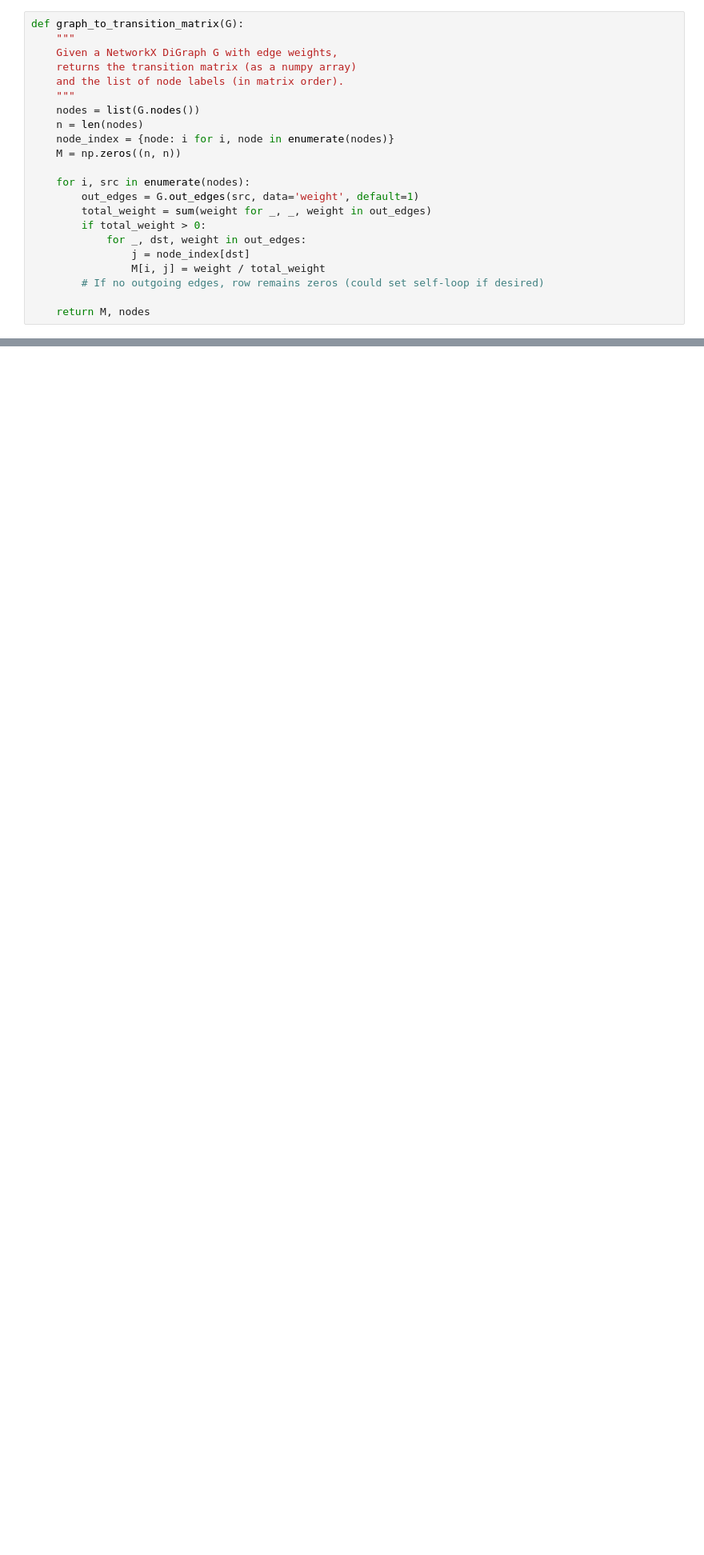
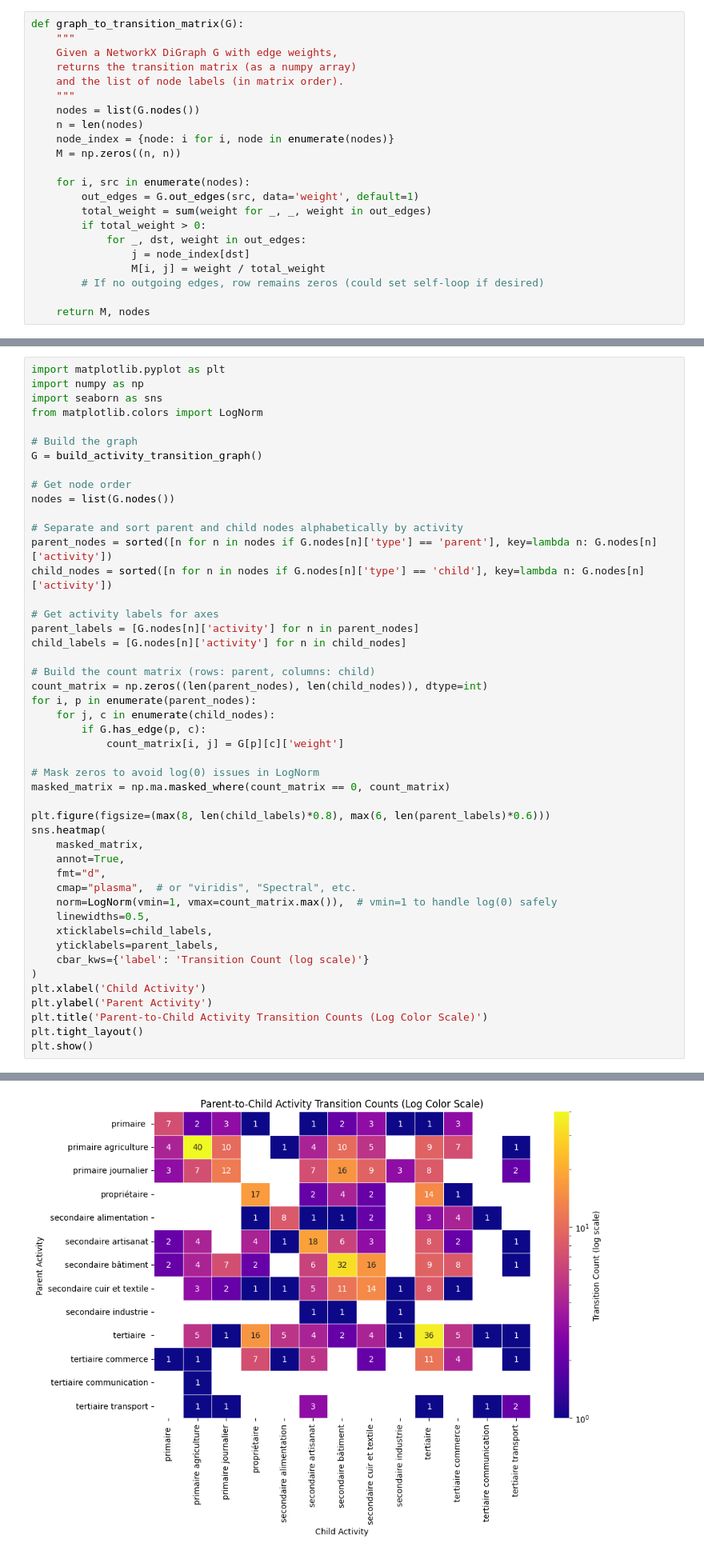
Before and after one commit to LausanneAncestry/Tracker, a Jupyter notebook: analysis/nat_analysis.ipynb, the cells around one changed output, grey strips where cells are left out. Shown at 80% size. Cells and saved outputs as stored; diff of their text form; blank space fills up the shorter version.

```diff
--- a/analysis/nat_analysis.ipynb
+++ b/analysis/nat_analysis.ipynb
@@ -307,0 +282,48 @@ plt.show()
+# %%
+import matplotlib.pyplot as plt
+import numpy as np
+import seaborn as sns
+from matplotlib.colors import LogNorm
+
+# Build the graph
+G = build_activity_transition_graph()
+
+# Get node order
+nodes = list(G.nodes())
+
+# Separate and sort parent and child nodes alphabetically by activity
+parent_nodes = sorted([n for n in nodes if G.nodes[n]['type'] == 'parent'], key=lambda n: G.nodes[n]['activity'])
+child_nodes = sorted([n for n in nodes if G.nodes[n]['type'] == 'child'], key=lambda n: G.nodes[n]['activity'])
+
+# Get activity labels for axes
+parent_labels = [G.nodes[n]['activity'] for n in parent_nodes]
+child_labels = [G.nodes[n]['activity'] for n in child_nodes]
+
+# Build the count matrix (rows: parent, columns: child)
+count_matrix = np.zeros((len(parent_nodes), len(child_nodes)), dtype=int)
+for i, p in enumerate(parent_nodes):
+    for j, c in enumerate(child_nodes):
+        if G.has_edge(p, c):
+            count_matrix[i, j] = G[p][c]['weight']
+
+# Mask zeros to avoid log(0) issues in LogNorm
+masked_matrix = np.ma.masked_where(count_matrix == 0, count_matrix)
+
+plt.figure(figsize=(max(8, len(child_labels)*0.8), max(6, len(parent_labels)*0.6)))
+sns.heatmap(
+    masked_matrix,
+    annot=True,
+    fmt="d",
+    cmap="plasma",  # or "viridis", "Spectral", etc.
+    norm=LogNorm(vmin=1, vmax=count_matrix.max()),  # vmin=1 to handle log(0) safely
+    linewidths=0.5,
+    xticklabels=child_labels,
+    yticklabels=parent_labels,
+    cbar_kws={'label': 'Transition Count (log scale)'}
+)
+plt.xlabel('Child Activity')
+plt.ylabel('Parent Activity')
+plt.title('Parent-to-Child Activity Transition Counts (Log Color Scale)')
+plt.tight_layout()
+plt.show()
+# %% [output]
@@ -307,0 +340 @@ plt.show()
+[figure, added]
```
Also changed, not shown: parts of 6 cells of this notebook.
